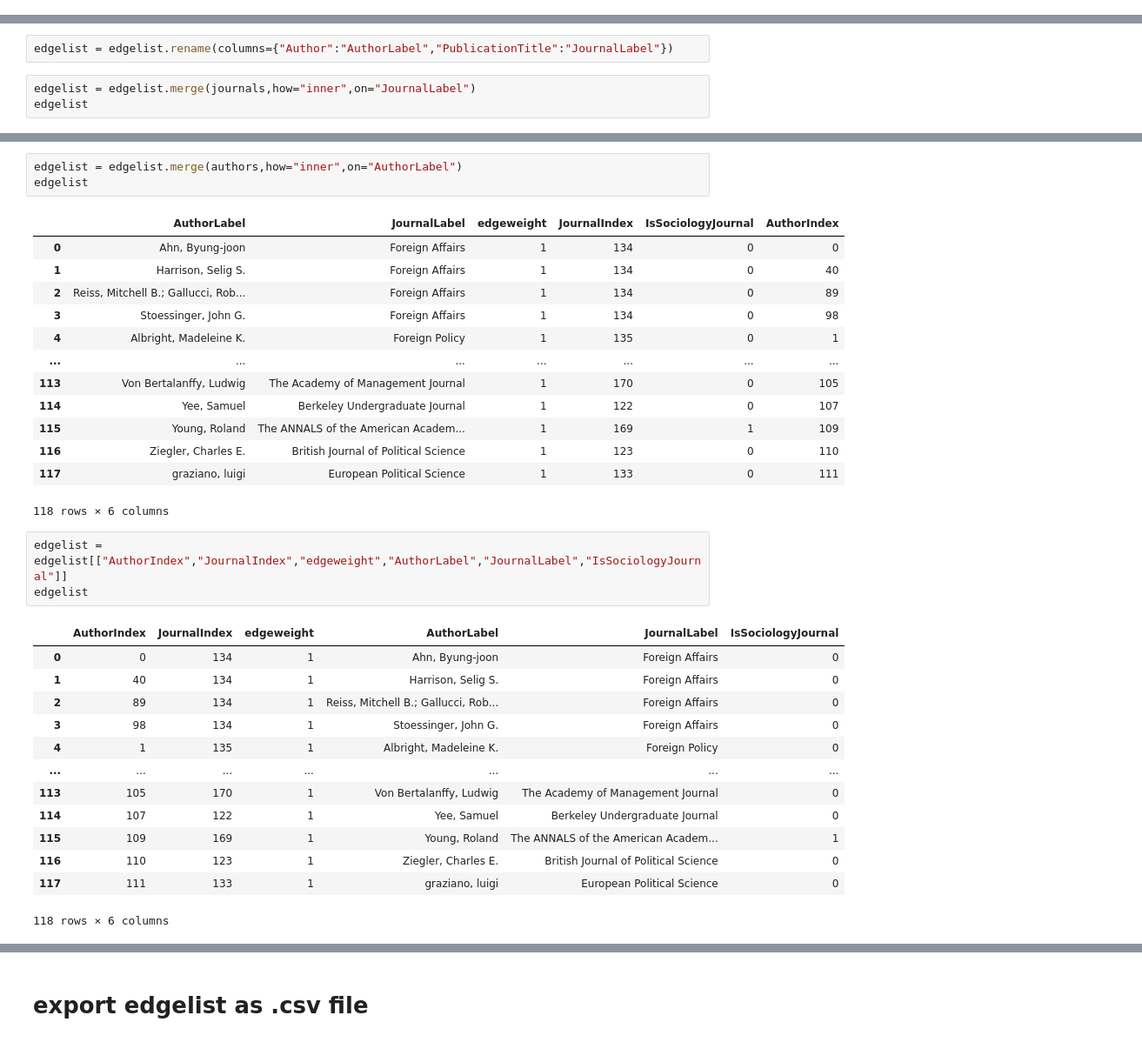
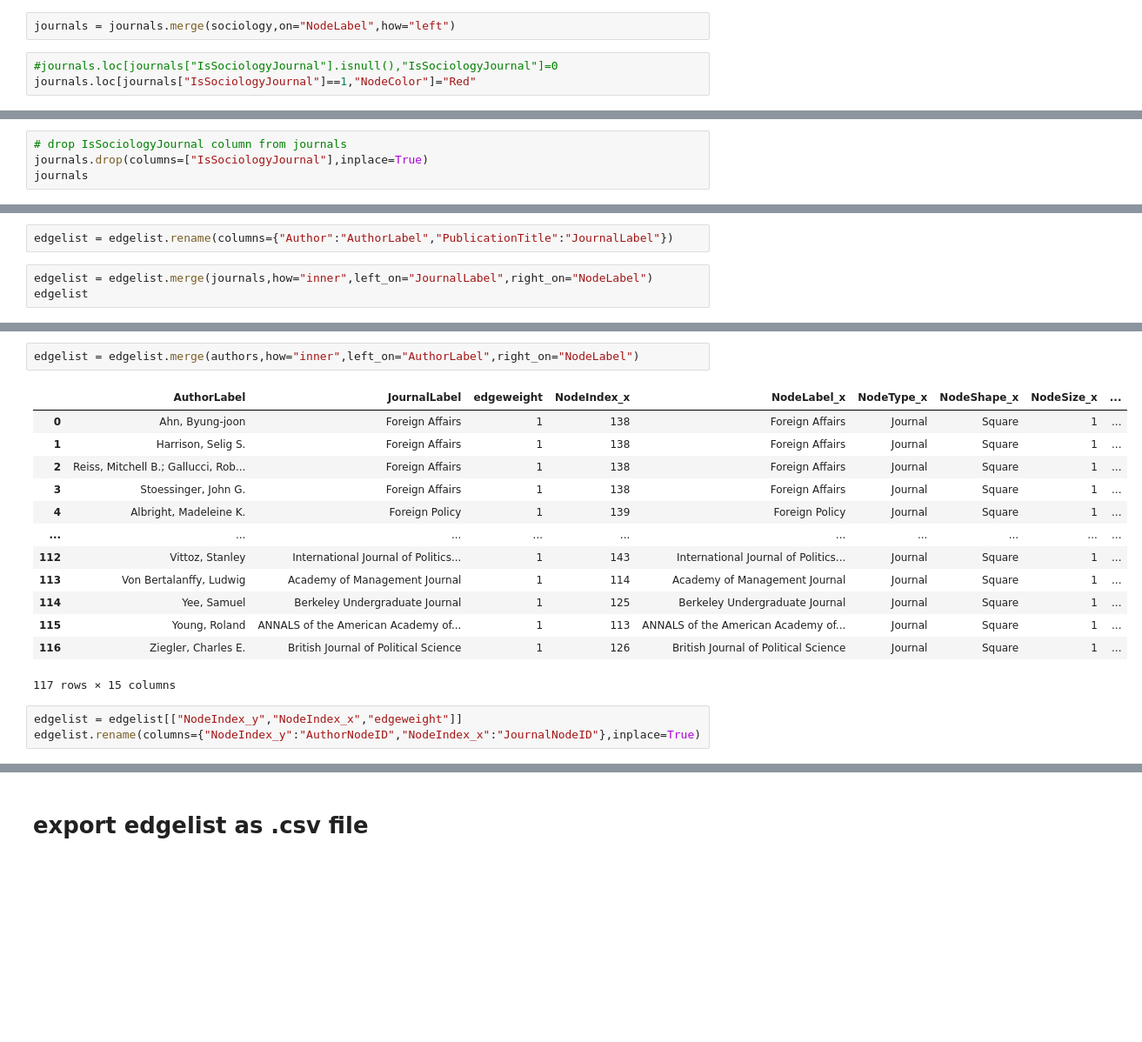
Before and after one commit to seouljake/lit-review-network, a Jupyter notebook: 3 script_python_create edgelist and nodelists/2_construct edgelist and nodelists.ipynb, the cells around one changed output, grey strips where cells are left out. Shown: that part at 87% size. Cells and saved outputs as stored; diff of their text form; blank space fills up the shorter version.

```diff
--- a/3 script_python_create edgelist and nodelists/2_construct edgelist and nodelists.ipynb
+++ b/3 script_python_create edgelist and nodelists/2_construct edgelist and nodelists.ipynb
@@ -208,3 +233,8 @@ journals = pd.read_csv("../data cleaning/journal nodelist_add attributes_edited.
+# %%
+journals = journals.merge(sociology,on="NodeLabel",how="left")
+# %%
+#journals.loc[journals["IsSociologyJournal"].isnull(),"IsSociologyJournal"]=0
+journals.loc[journals["IsSociologyJournal"]==1,"NodeColor"]="Red"
 # %%
 journals
 # %% [output]
@@ -243,0 +284,4 @@ authors.to_csv("../data_networks/nkelites_nodelist_authors.csv",index=False)
+# %%
+# drop IsSociologyJournal column from journals
+journals.drop(columns=["IsSociologyJournal"],inplace=True)
+journals
@@ -263,6 +342,6 @@ edgelist
 # %%
 edgelist = edgelist.rename(columns={"Author":"AuthorLabel","PublicationTitle":"JournalLabel"})
 # %%
-edgelist = edgelist.merge(journals,how="inner",on="JournalLabel")
+edgelist = edgelist.merge(journals,how="inner",left_on="JournalLabel",right_on="NodeLabel")
 edgelist
 # %% [output]
@@ -282,34 +361,19 @@ edgelist
 # %%
-edgelist = edgelist.merge(authors,how="inner",on="AuthorLabel")
-edgelist
+edgelist = edgelist.merge(authors,how="inner",left_on="AuthorLabel",right_on="NodeLabel")
 # %% [output]
-|  | AuthorLabel | JournalLabel | edgeweight | JournalIndex | IsSociologyJournal | AuthorIndex |
-| 0 | Ahn, Byung-joon | Foreign Affairs | 1 | 134 | 0 | 0 |
-| 1 | Harrison, Selig S. | Foreign Affairs | 1 | 134 | 0 | 40 |
-| 2 | Reiss, Mitchell B.; Gallucci, Rob... | Foreign Affairs | 1 | 134 | 0 | 89 |
-| 3 | Stoessinger, John G. | Foreign Affairs | 1 | 134 | 0 | 98 |
-| 4 | Albright, Madeleine K. | Foreign Policy | 1 | 135 | 0 | 1 |
-| ... | ... | ... | ... | ... | ... | ... |
-| 113 | Von Bertalanffy, Ludwig | The Academy of Management Journal | 1 | 170 | 0 | 105 |
-| 114 | Yee, Samuel | Berkeley Undergraduate Journal | 1 | 122 | 0 | 107 |
-| 115 | Young, Roland | The ANNALS of the American Academ... | 1 | 169 | 1 | 109 |
-| 116 | Ziegler, Charles E. | British Journal of Political Science | 1 | 123 | 0 | 110 |
-| 117 | graziano, luigi | European Political Science | 1 | 133 | 0 | 111 |
+|  | AuthorLabel | JournalLabel | edgeweight | NodeIndex_x | NodeLabel_x | NodeType_x | NodeShape_x | NodeSize_x | ... |
+| 0 | Ahn, Byung-joon | Foreign Affairs | 1 | 138 | Foreign Affairs | Journal | Square | 1 | ... |
+| 1 | Harrison, Selig S. | Foreign Affairs | 1 | 138 | Foreign Affairs | Journal | Square | 1 | ... |
+| 2 | Reiss, Mitchell B.; Gallucci, Rob... | Foreign Affairs | 1 | 138 | Foreign Affairs | Journal | Square | 1 | ... |
+| 3 | Stoessinger, John G. | Foreign Affairs | 1 | 138 | Foreign Affairs | Journal | Square | 1 | ... |
+| 4 | Albright, Madeleine K. | Foreign Policy | 1 | 139 | Foreign Policy | Journal | Square | 1 | ... |
+| ... | ... | ... | ... | ... | ... | ... | ... | ... | ... |
+| 112 | Vittoz, Stanley | International Journal of Politics... | 1 | 143 | International Journal of Politics... | Journal | Square | 1 | ... |
+| 113 | Von Bertalanffy, Ludwig | Academy of Management Journal | 1 | 114 | Academy of Management Journal | Journal | Square | 1 | ... |
+| 114 | Yee, Samuel | Berkeley Undergraduate Journal | 1 | 125 | Berkeley Undergraduate Journal | Journal | Square | 1 | ... |
+| 115 | Young, Roland | ANNALS of the American Academy of... | 1 | 113 | ANNALS of the American Academy of... | Journal | Square | 1 | ... |
+| 116 | Ziegler, Charles E. | British Journal of Political Science | 1 | 126 | British Journal of Political Science | Journal | Square | 1 | ... |
-118 rows × 6 columns
+117 rows × 15 columns
-# %%
-edgelist = edgelist[["AuthorIndex","JournalIndex","edgeweight","AuthorLabel","JournalLabel","IsSociologyJournal"]]
-edgelist
-# %% [output]
-|  | AuthorIndex | JournalIndex | edgeweight | AuthorLabel | JournalLabel | IsSociologyJournal |
-| 0 | 0 | 134 | 1 | Ahn, Byung-joon | Foreign Affairs | 0 |
-| 1 | 40 | 134 | 1 | Harrison, Selig S. | Foreign Affairs | 0 |
-| 2 | 89 | 134 | 1 | Reiss, Mitchell B.; Gallucci, Rob... | Foreign Affairs | 0 |
-| 3 | 98 | 134 | 1 | Stoessinger, John G. | Foreign Affairs | 0 |
-| 4 | 1 | 135 | 1 | Albright, Madeleine K. | Foreign Policy | 0 |
-| ... | ... | ... | ... | ... | ... | ... |
-| 113 | 105 | 170 | 1 | Von Bertalanffy, Ludwig | The Academy of Management Journal | 0 |
-| 114 | 107 | 122 | 1 | Yee, Samuel | Berkeley Undergraduate Journal | 0 |
-| 115 | 109 | 169 | 1 | Young, Roland | The ANNALS of the American Academ... | 1 |
-| 116 | 110 | 123 | 1 | Ziegler, Charles E. | British Journal of Political Science | 0 |
-| 117 | 111 | 133 | 1 | graziano, luigi | European Political Science | 0 |
-118 rows × 6 columns
+# %%
+edgelist = edgelist[["NodeIndex_y","NodeIndex_x","edgeweight"]]
+edgelist.rename(columns={"NodeIndex_y":"AuthorNodeID","NodeIndex_x":"JournalNodeID"},inplace=True)
```
Also changed, not shown: parts of 35 cells of this notebook, 10 other files.
